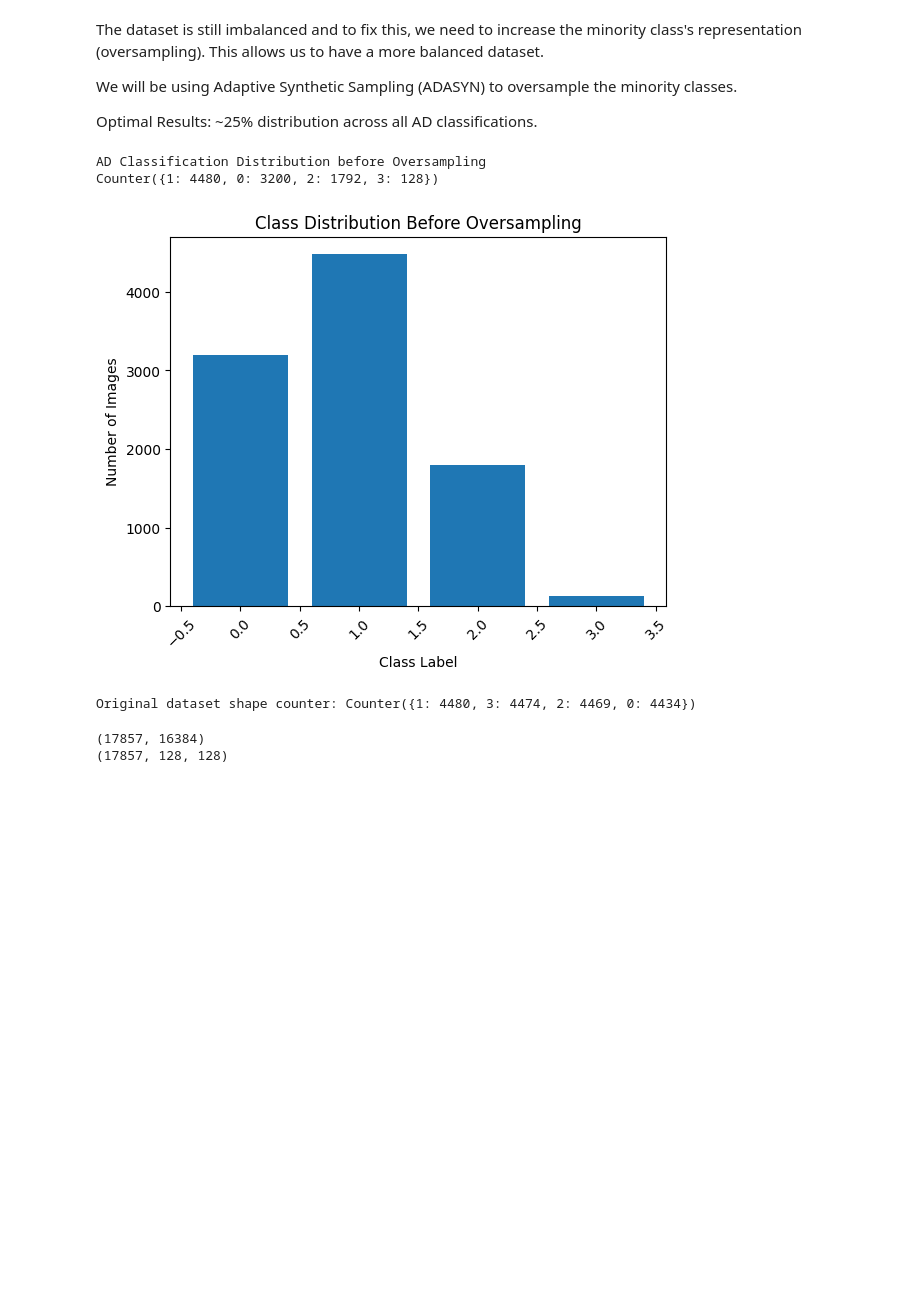
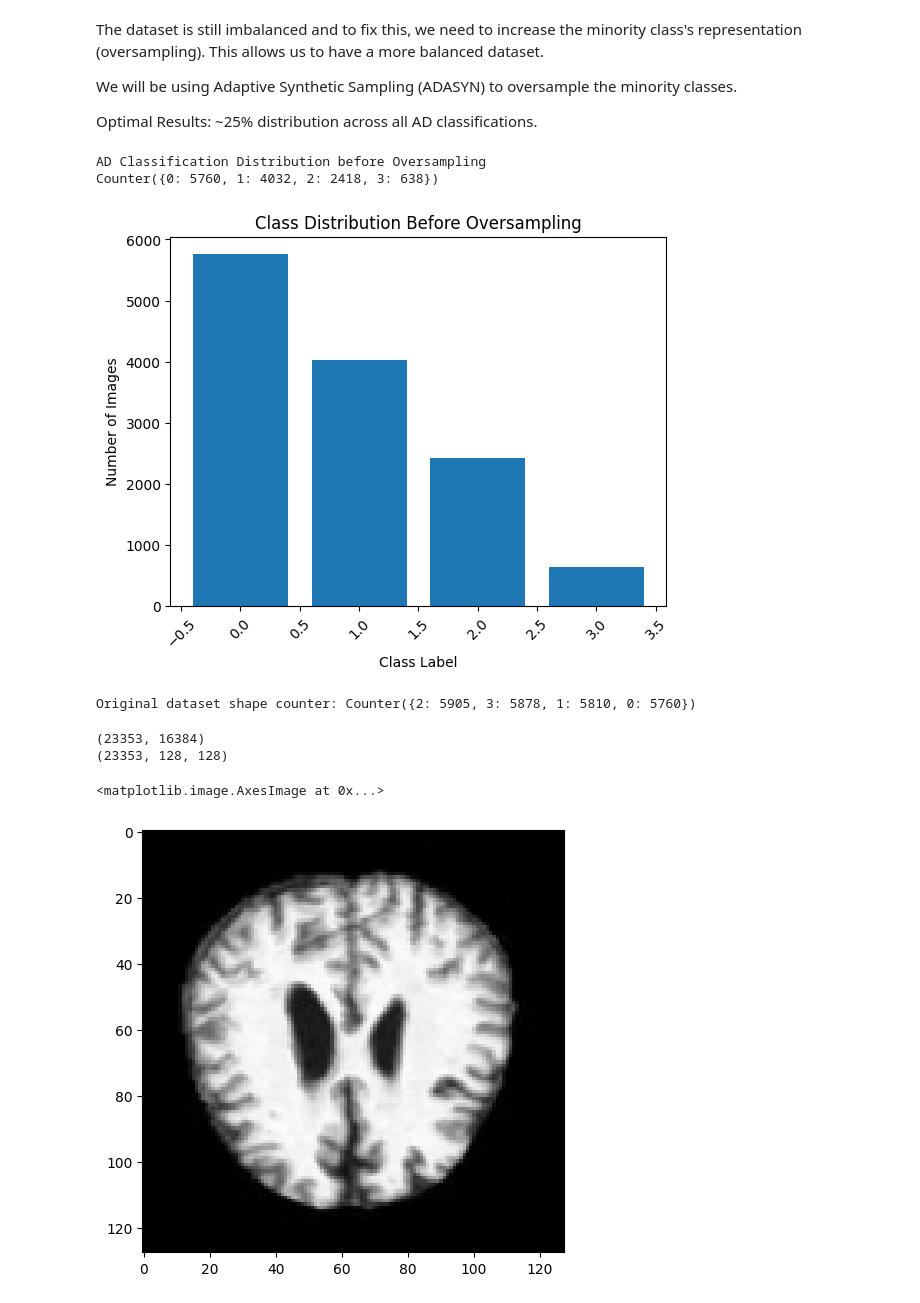
Before and after one commit to Verbosi7y/ai-alzheimer-detection, a Jupyter notebook: notebooks/01_preprocessing.ipynb, the cells around one changed output. Cells and saved outputs as stored; diff of their text form; code cells hidden in the pictures; blank space fills up the shorter version.

```diff
--- a/notebooks/01_preprocessing.ipynb
+++ b/notebooks/01_preprocessing.ipynb
@@ -170,7 +208,7 @@ We will be using Adaptive Synthetic Sampling (ADASYN) to oversample the minority
 Optimal Results: ~25% distribution across all AD classifications.
 # %%
 print("AD Classification Distribution before Oversampling")
-class_counts = Counter(y)
+class_counts = Counter(y_train)
 print(class_counts)
 
 # Visualize class imbalance before oversampling
@@ -182,25 +220,32 @@ plt.xticks(rotation=45)  # Rotate x-axis labels for better readability
 plt.show()
 # %% [output]
 AD Classification Distribution before Oversampling
-Counter({1: 4480, 0: 3200, 2: 1792, 3: 128})
+Counter({0: 5760, 1: 4032, 2: 2418, 3: 638})
-[figure, old version]
+[figure, new version]
 # %%
-k = 5 # This is the k-neighbors which will be used for ADASYN
+k = 10 # This is the k-neighbors which will be used for ADASYN
 
 adasyn = ADASYN(n_neighbors=k)
 
-x_resample, y_resample = adasyn.fit_resample(x, y)
-print("Original dataset shape counter: %s" % Counter(y_resample))
+x_resampled, y_resampled = adasyn.fit_resample(x_train, y_train)
+print("Original dataset shape counter: %s" % Counter(y_resampled))
 # %% [output]
-Original dataset shape counter: Counter({1: 4480, 3: 4474, 2: 4469, 0: 4434})
+Original dataset shape counter: Counter({2: 5905, 3: 5878, 1: 5810, 0: 5760})
-# %%
-print(x_resample.shape)
-size = x_resample.shape[0]
-X = x_resample.reshape(size, 128, 128)
-print(X.shape)
-# %% [output]
-(17857, 16384)
-(17857, 128, 128)
+# %%
+print(x_resampled.shape)
+size = x_resampled.shape[0]
+X_resampled = x_resampled.reshape(size, 128, 128)
+
+# Invert normalization
+X_resampled = (X_resampled * 255).astype(np.uint8)  # Scale back to 0-255 and convert to uint8 for PyTorch
+
+print(X_resampled.shape)
+io.imshow(X_resampled[19612])
+# %% [output]
+(23353, 16384)
+(23353, 128, 128)
+<matplotlib.image.AxesImage at 0x...>
+[figure, added]
 # %%
 # Combine original and synthetic data
 #X_balanced = np.concatenate((x, x_resample))
```
Also changed, not shown: parts of 23 cells of this notebook, 4 other files.
